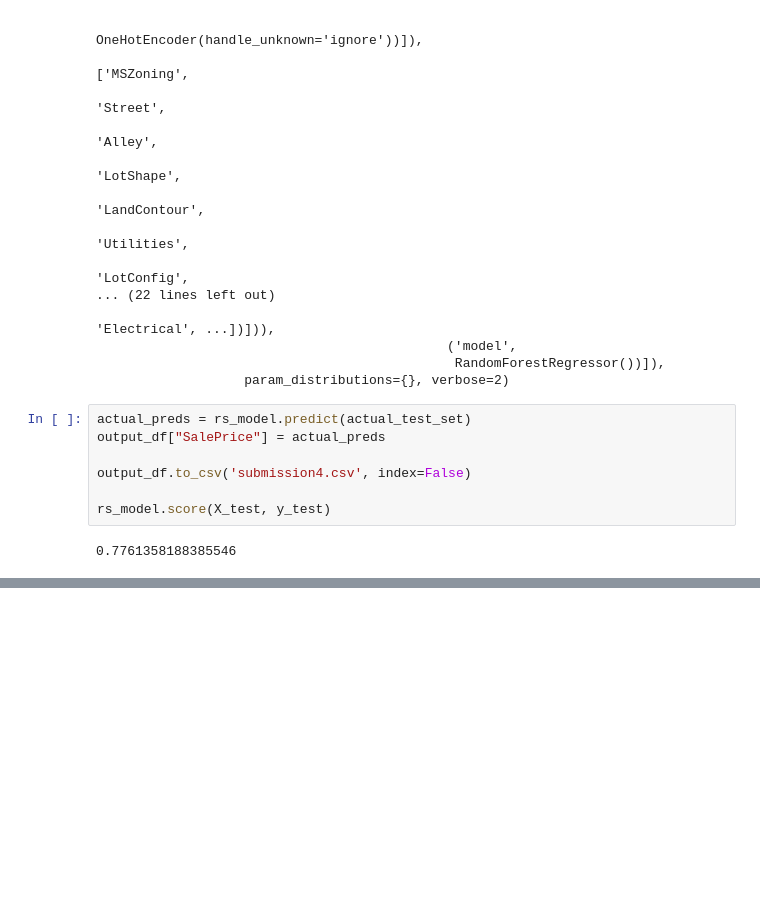
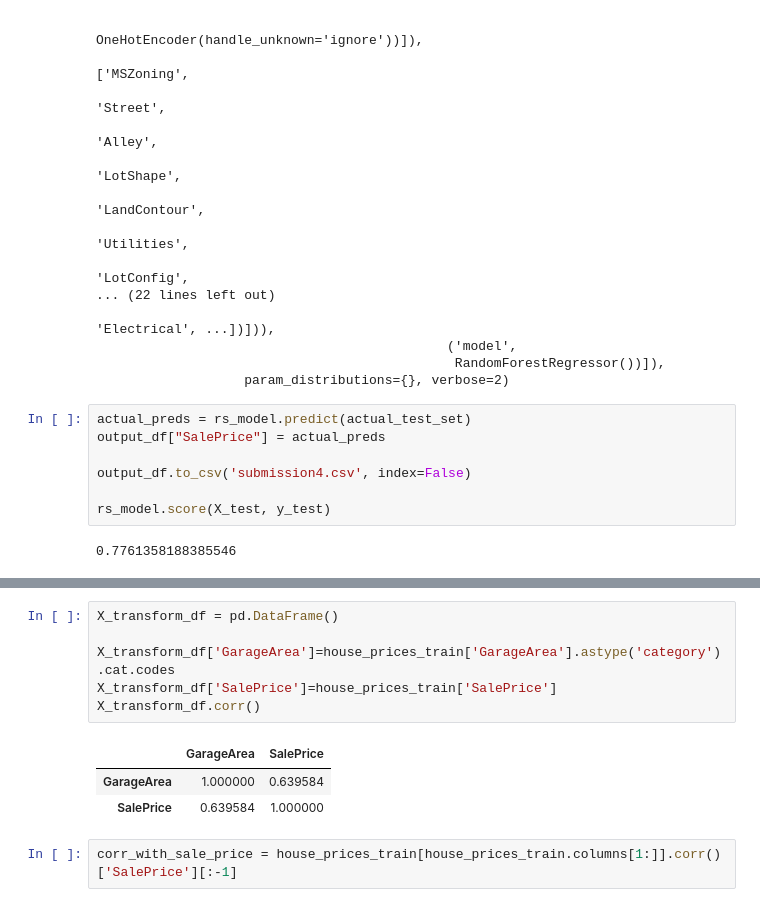
Before and after one commit to greigbingham/kaggle-house-prices, a Jupyter notebook: house_prices_notebook.ipynb, the cells around one changed output, grey strips where cells are left out. Drawn from its saved outputs; the diff is of its cells as text; blank space fills up the shorter version.

Commit message:
begin work to transform and test non-numeric

```diff
--- a/house_prices_notebook.ipynb
+++ b/house_prices_notebook.ipynb
@@ -460,0 +485,12 @@ rs_model.score(X_test, y_test)
+# %%
+X_transform_df = pd.DataFrame()
+
+X_transform_df['GarageArea']=house_prices_train['GarageArea'].astype('category').cat.codes
+X_transform_df['SalePrice']=house_prices_train['SalePrice']
+X_transform_df.corr()
+# %% [output]
+|  | GarageArea | SalePrice |
+| GarageArea | 1.000000 | 0.639584 |
+| SalePrice | 0.639584 | 1.000000 |
+# %%
+corr_with_sale_price = house_prices_train[house_prices_train.columns[1:]].corr()['SalePrice'][:-1]
```
Also changed, not shown: parts of 2 cells of this notebook.
